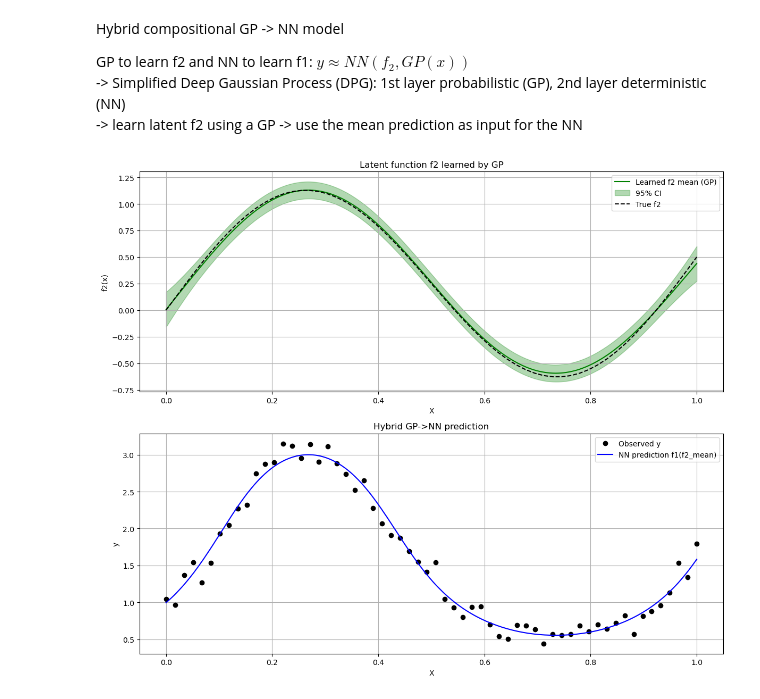
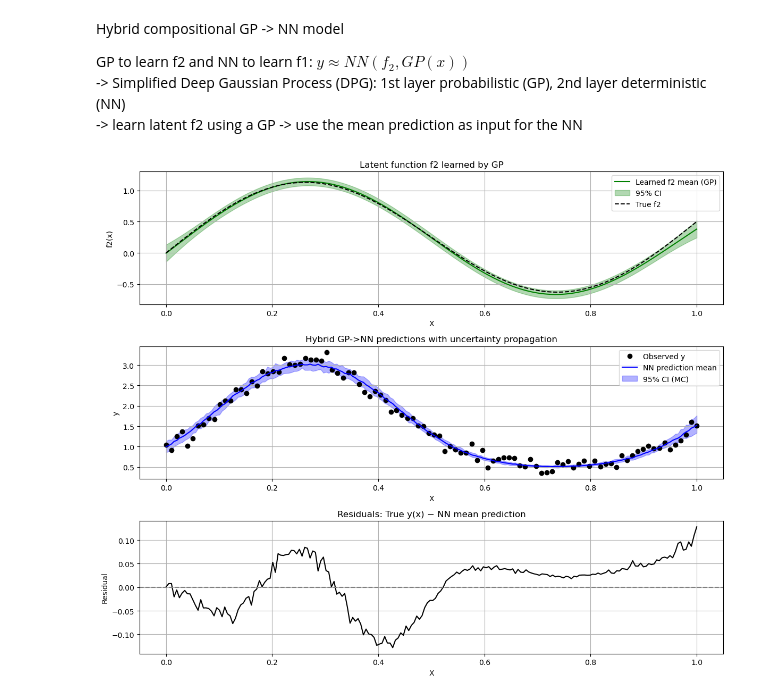
Before and after one commit to mariaubiali/toy-not-toy-model, a Jupyter notebook: test_toyGP.ipynb, the cells around one changed output. Drawn from its saved outputs; the diff is of its cells as text; code cells hidden in the pictures.

```diff
--- a/test_toyGP.ipynb
+++ b/test_toyGP.ipynb
@@ -427,7 +510,7 @@ def f2_true(x):
 def f1(z):
     return np.exp(z)   # known outer function
 
-n = 60
+n = 100
 X = np.linspace(0, 1, n)[:, None]
 sigma_y = 0.15
 y = f1(f2_true(X)).ravel() + rng.normal(0, sigma_y, size=n)
@@ -438,13 +521,15 @@ y = f1(f2_true(X)).ravel() + rng.normal(0, sigma_y, size=n)
 # Use pseudo-inversion for simplicity
 f2_pseudo = np.log(y)
 
-kernel = C(1.0, (1e-3, 1e3)) * RBF(1.0, (1e-2, 1e2))
-gp_f2 = GaussianProcessRegressor(kernel=kernel, n_restarts_optimizer=5, alpha=sigma_y**2)
+kernel = C(1.0, (1e-3, 1e3)) * RBF(length_scale=0.2, length_scale_bounds=(1e-2, 1e2))
+gp_f2 = GaussianProcessRegressor(kernel=kernel, n_restarts_optimizer=10, alpha=sigma_y**2)
 gp_f2.fit(X, f2_pseudo)
 
 # Predict latent f2 at dense inputs
 X_star = np.linspace(0, 1, 200)[:, None]
 f2_mean, f2_std = gp_f2.predict(X_star, return_std=True)
+f2_hi = f2_mean + 1.96*f2_std
+f2_lo = f2_mean - 1.96*f2_std
 
 # -------------------------
 # 3. Neural network for f1(f2)
@@ -459,59 +544,94 @@ class TinyNN(nn.Module):
     def __init__(self):
         super().__init__()
         self.net = nn.Sequential(
-            nn.Linear(1, 10),
-            nn.Tanh(),
+            nn.Linear(1, 20),
+            nn.GELU(),
+            nn.Linear(20, 10),
+            nn.GELU(),
             nn.Linear(10, 1)
         )
     def forward(self, x):
         return self.net(x)
 
 model = TinyNN()
-optimizer = optim.Adam(model.parameters(), lr=0.01)
+optimizer = optim.Adam(model.parameters(), lr=0.001)
 loss_fn = nn.MSELoss()
 
 # Training loop
 epochs = 500
 for epoch in range(epochs):
     optimizer.zero_grad()
     pred = model(f2_tensor)
     loss = loss_fn(pred, y_tensor)
     loss.backward()
     optimizer.step()
 
 # NN predictions
-y_pred_nn = model(f2_tensor).detach().numpy()
+y_pred_nn = model(f2_tensor).detach().numpy().ravel()
 
 f2_star_tensor = torch.tensor(f2_mean.reshape(-1,1), dtype=torch.float32)
-y_pred_nn_star = model(f2_star_tensor).detach().numpy()
+y_pred_nn_star = model(f2_star_tensor).detach().numpy().ravel()
 
 # -------------------------
-# 4. Plot results
+# 4. Uncertainty propagation via Monte Carlo
 # -------------------------
-plt.figure(figsize=(12,10))
+n_samples = 50
+y_samples = []
+
+for i in range(n_samples):
+    # Sample f2 from GP posterior
+    f2_sample = rng.normal(f2_mean, f2_std)
+    f2_sample_tensor = torch.tensor(f2_sample.reshape(-1,1), dtype=torch.float32)
+    # Pass through NN
+    y_nn_sample = model(f2_sample_tensor).detach().numpy().ravel()
+    y_samples.append(y_nn_sample)
+
+y_samples = np.array(y_samples)
+y_mean_mc = y_samples.mean(axis=0)
+y_lo_mc, y_hi_mc = np.percentile(y_samples, [2.5, 97.5], axis=0)
+
+# For residuals: true noise-free y on X_star and flat X* for plotting
+y_true_star = f1(f2_true(X_star)).ravel()
+X_pred_flat = X_star.ravel()
+
+# -------------------------
+# 5. Plot results (with residuals like your example)
+# -------------------------
+plt.figure(figsize=(12, 10))
 
 # Top: latent f2
-plt.subplot(2,1,1)
-plt.plot(X_star, f2_mean, 'g', label="Learned f2 mean (GP)")
-plt.fill_between(X_star.ravel(), f2_mean-1.96*f2_std, f2_mean+1.96*f2_std, color='green', alpha=0.3, label="95% CI")
-plt.plot(X, f2_true(X), 'k--', label="True f2")
-plt.xlabel("X")
-plt.ylabel("f2(x)")
-plt.title("Latent function f2 learned by GP")
-plt.legend()
-plt.grid(True)
+ax1 = plt.subplot(3,1,1)
+ax1.plot(X_star, f2_mean, 'g', label="Learned f2 mean (GP)")
+ax1.fill_between(X_star.ravel(), f2_lo, f2_hi, color='green', alpha=0.3, label="95% CI")
+ax1.plot(X, f2_true(X), 'k--', label="True f2")
+ax1.set_xlabel("X")
+ax1.set_ylabel("f2(x)")
+ax1.set_title("Latent function f2 learned by GP")
+ax1.legend()
+ax1.grid(True)
 
-# Bottom: predicted y via NN on f2
-plt.subplot(2,1,2)
-plt.plot(X, y, 'o', color='black', label="Observed y")
-plt.plot(X_star, y_pred_nn_star, 'b', label="NN prediction f1(f2_mean)")
-plt.xlabel("X")
-plt.ylabel("y")
-plt.title("Hybrid GP->NN prediction")
-plt.legend()
-plt.grid(True)
+# Middle: y predictions with propagated uncertainty
+ax2 = plt.subplot(3,1,2)
+ax2.plot(X, y, 'o', color='black', label="Observed y")
+ax2.plot(X_star, y_mean_mc, 'b', label="NN prediction mean")
+ax2.fill_between(X_star.ravel(), y_lo_mc, y_hi_mc, color='blue', alpha=0.3, label="95% CI (MC)")
+ax2.set_xlabel("X")
+ax2.set_ylabel("y")
+ax2.set_title("Hybrid GP->NN predictions with uncertainty propagation")
+ax2.legend()
+ax2.grid(True)
+
+# Bottom: residuals — True y(x) − NN prediction mean
+ax3 = plt.subplot(3,1,3)
+residuals = y_true_star - y_mean_mc
+ax3.plot(X_pred_flat, residuals, 'k', lw=1.5)
+ax3.axhline(0, color='gray', linestyle='--')
+ax3.set_title("Residuals: True y(x) − NN mean prediction")
+ax3.set_xlabel("X")
+ax3.set_ylabel("Residual")
+ax3.grid(True)
 
 plt.tight_layout()
 plt.show()
 # %% [output]
-[figure, old version]
+[figure, new version]
```
Also changed, not shown: parts of 20 cells of this notebook, 5 other files.
